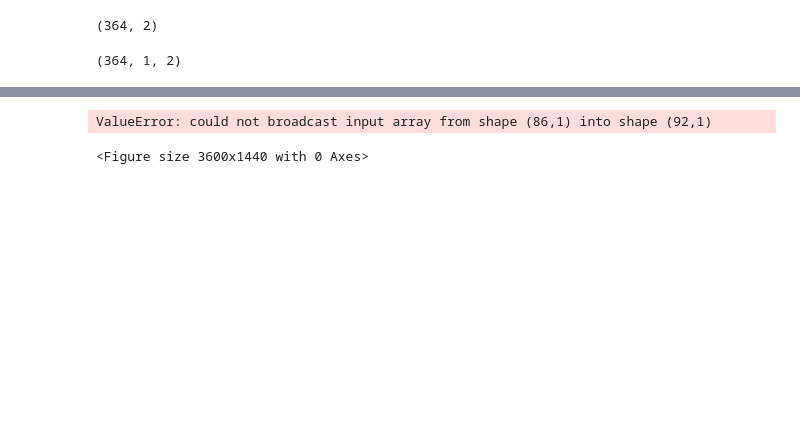
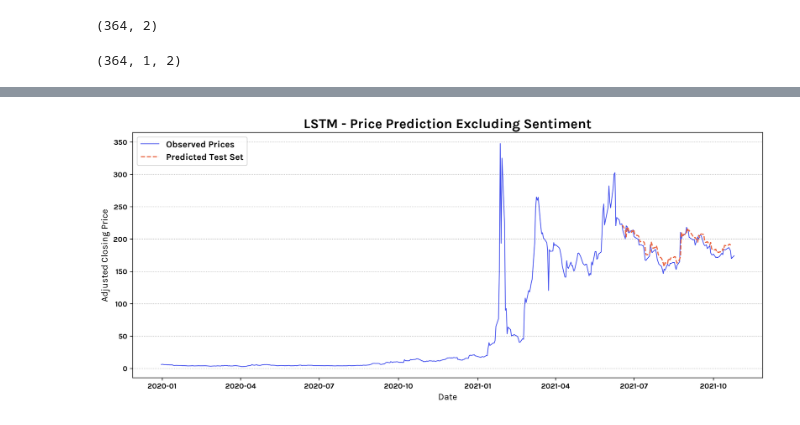
Before and after one commit to StefanWinterToo/Master-Thesis, a Jupyter notebook: App/LSTM_Predictor_NoSentiment.ipynb, the cells around one changed output, grey strips where cells are left out. Saved outputs shown, nothing was run; the diff lists cells and outputs as text; code cells hidden in the pictures; blank space fills up the shorter version.

```diff
--- a/App/LSTM_Predictor_NoSentiment.ipynb
+++ b/App/LSTM_Predictor_NoSentiment.ipynb
@@ -151,3 +150,24 @@ plt.show()
+# %%
+param_list = []
+
+opti = ["Adam"]
+drop = [0]
+l_back = [1]
+
+for l in l_back:
+    X_train, y_train = create_dataset(train_set, l)
+    X_test, y_test = create_dataset(test_set, l)
+    X_train, X_test = reshape_data(X_train, X_test)
+    for opt in opti:
+        for d in drop:
+            model = build_model(opt, d, l)
+            history = model.fit(X_train, y_train, epochs = 35, batch_size = 1,  verbose = 0)
+            param_list.append("D.Out.: " + str(d) +
+                                    " & Opt: " + opt +
+                                    " & Lookback: " + str(l) +
+                                    " ;Train RMSE: " + str(history.history['root_mean_squared_error']) +
+                                    " ;Train Loss: "+ str(history.history['loss'])
+                                    )
 # %%
 import math
 from sklearn.metrics import mean_squared_error
@@ -164,33 +190,32 @@ LOOK_BACK = l
 # %%
 plt.rcParams['font.sans-serif'] = "Karla"
 plt.rcParams["font.weight"] = "bold"
 
 from matplotlib.pyplot import figure
 
 figure(figsize=(15, 6), dpi=240)
 
 # shift train predictions for plotting
 trainPredictPlot = np.empty_like(training_set_scaled)
 trainPredictPlot[:, :] = np.nan
-trainPredictPlot[LOOK_BACK:len(trainPredict)+LOOK_BACK, :] = trainPredict
+trainPredictPlot[l:len(trainPredict)+l, :] = trainPredict
 # shift test predictions for plotting
 testPredictPlot = np.empty_like(training_set_scaled)
 testPredictPlot[:, :] = np.nan
-testPredictPlot[len(trainPredict)+(LOOK_BACK*2)+1:len(training_set_scaled)-1, :] = testPredict
+testPredictPlot[len(trainPredict)+(l*2)+1:len(training_set_scaled)-1, :] = testPredict
 # plot baseline and predictions
 
 x = ts.Date
 
 plt.plot(x, sc.inverse_transform(training_set_scaled), color = "#3F4CEC", linewidth = 1, label = "Observed Prices")
 # plt.plot(x, trainPredictPlot, color = "#FFC322", linestyle='dashed', label = "Predicted Train Set")
 plt.plot(x, testPredictPlot, color = "#E96744", linestyle='dashed', label = "Predicted Test Set")
 plt.legend(loc="upper left", prop={'size': 12})
 plt.ylabel("Adjusted Closing Price", fontsize = 12)
 plt.grid(axis = "y", linestyle = "dotted")
 plt.xlabel("Date", fontsize = 12)
 plt.title("LSTM - Price Prediction Excluding Sentiment", fontsize = 18, weight = "bold")
 
 plt.show()
 # %% [output]
-ValueError: could not broadcast input array from shape (86,1) into shape (92,1)
-<Figure size 3600x1440 with 0 Axes>
+[figure, added]
```
Also changed, not shown: parts of 7 cells of this notebook, 5 other files.
